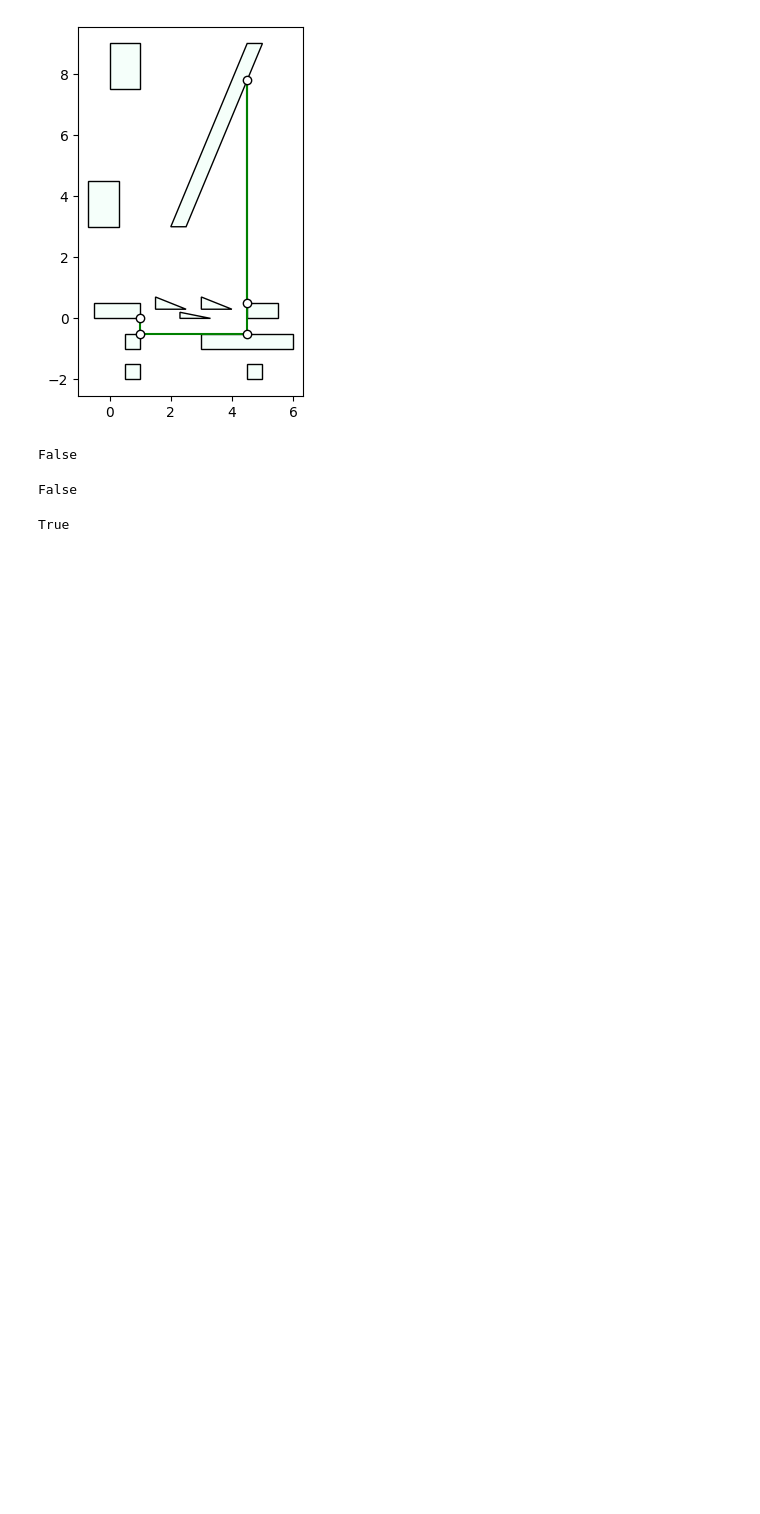
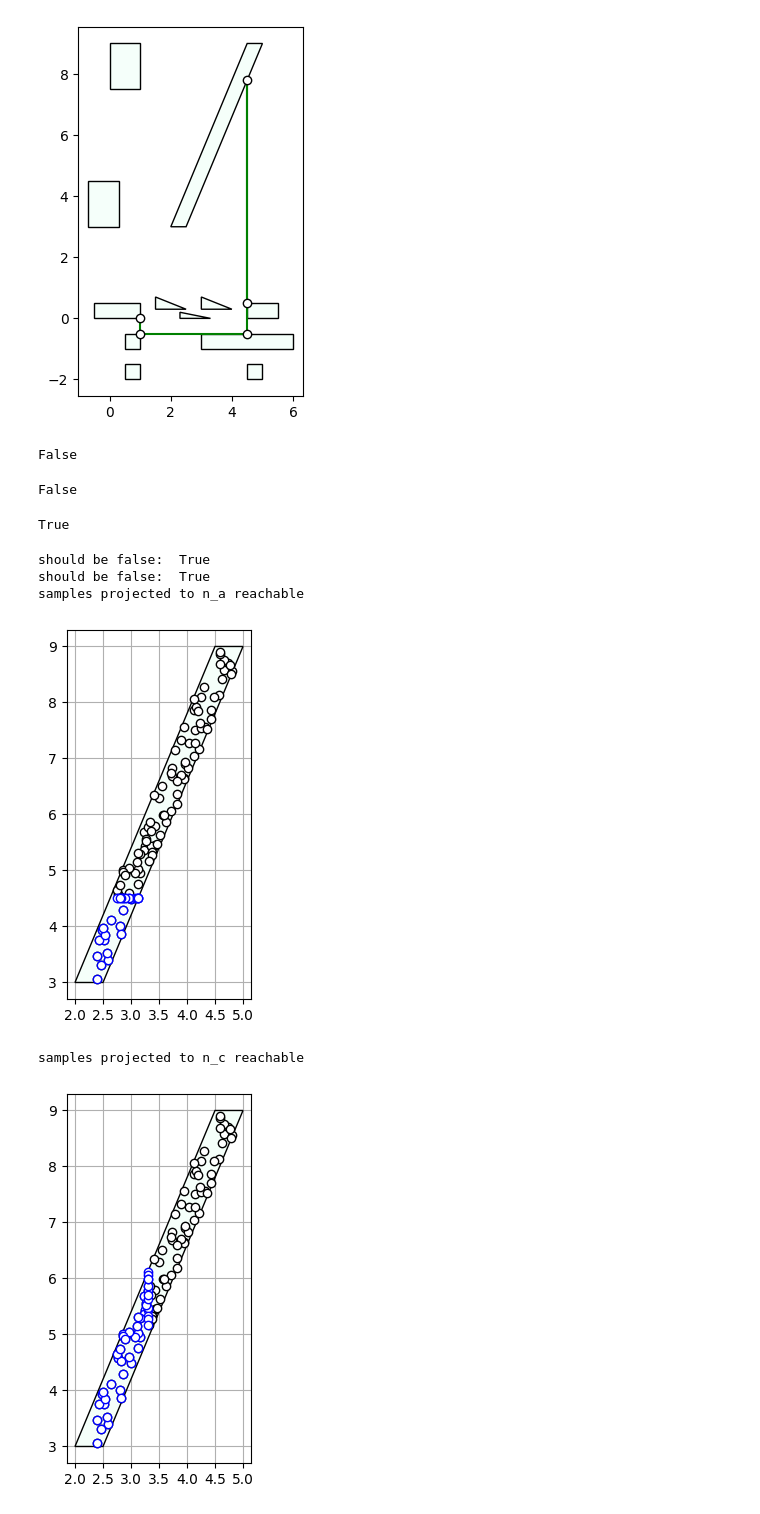
Before and after one commit to shaoyuancc/large_gcs, a Jupyter notebook: explorations/hor_vert_l1_norm_graph.ipynb, the cells around one changed output. Cells and saved outputs as stored; diff of their text form; code cells hidden in the pictures; blank space fills up the shorter version.

Commit message:
implemented reaches_new_sampling_pairwise and improved containment and sampling visualizations

```diff
--- a/explorations/hor_vert_l1_norm_graph.ipynb
+++ b/explorations/hor_vert_l1_norm_graph.ipynb
@@ -218,3 +218,14 @@ fig = P_z.plot_transformation(T_z, fig=fig, opacity=0.3, color="red")
 fig.show()
 # G.vertices["p2"].convex_set.plot()
 # G.plot_sets()
+# %%
+from large_gcs.domination_checkers.reaches_cheaper_containment import ReachesCheaperContainment
+
+
+domination_checker = ReachesCheaperContainment(graph=G)
+
+n_a = SearchNode.from_vertex_path(["s", "p0", "p2"])
+n_b = SearchNode.from_vertex_path(["s", "p3", "p2"])
+n_c = SearchNode.from_vertex_path(["s", "p4", "p2"])
+n_d = SearchNode.from_vertex_path(["s", "p5", "p2"])
+cost_upper_bound = 10
@@ -220,0 +238,32 @@ fig.show()
+# %%
+from large_gcs.algorithms.search_algorithm import AlgMetrics
+from large_gcs.domination_checkers.reaches_new_sampling_pairwise import ReachesNewSamplingPairwise
+
+NUM_SAMPLES_PER_VERTEX=100
+domination_checker = ReachesNewSamplingPairwise(graph=G, num_samples_per_vertex=NUM_SAMPLES_PER_VERTEX)
+domination_checker.set_alg_metrics(AlgMetrics())
+# Should be False because even though as a union they dominate, individually they do not
+print("should be false: ",domination_checker.is_dominated(candidate_node=n_a, alternate_nodes=[n_b, n_c, n_d]))
+print("should be false: ",domination_checker.is_dominated(candidate_node=n_a, alternate_nodes=[n_c]))
+
+print(f"samples projected to n_a reachable")
+domination_checker.plot_set_samples(n_a.vertex_name)
+domination_checker.plot_projected_samples(n_a)
+plt.grid()
+ax = plt.gca()  # Get current axis
+ax.xaxis.set_major_locator(plt.MultipleLocator(0.5))  # Major ticks at every 1
+plt.show()
+
+print(f"samples projected to n_c reachable")
+domination_checker.plot_set_samples(n_c.vertex_name)
+domination_checker.plot_projected_samples(n_c)
+plt.grid()
+ax = plt.gca()  # Get current axis
+ax.xaxis.set_major_locator(plt.MultipleLocator(0.5))
+# %% [output]
+should be false:  True
+should be false:  True
+samples projected to n_a reachable
+[figure, added]
+samples projected to n_c reachable
+[figure, added]
```
Also changed, not shown: parts of 5 cells of this notebook, 7 other files.
